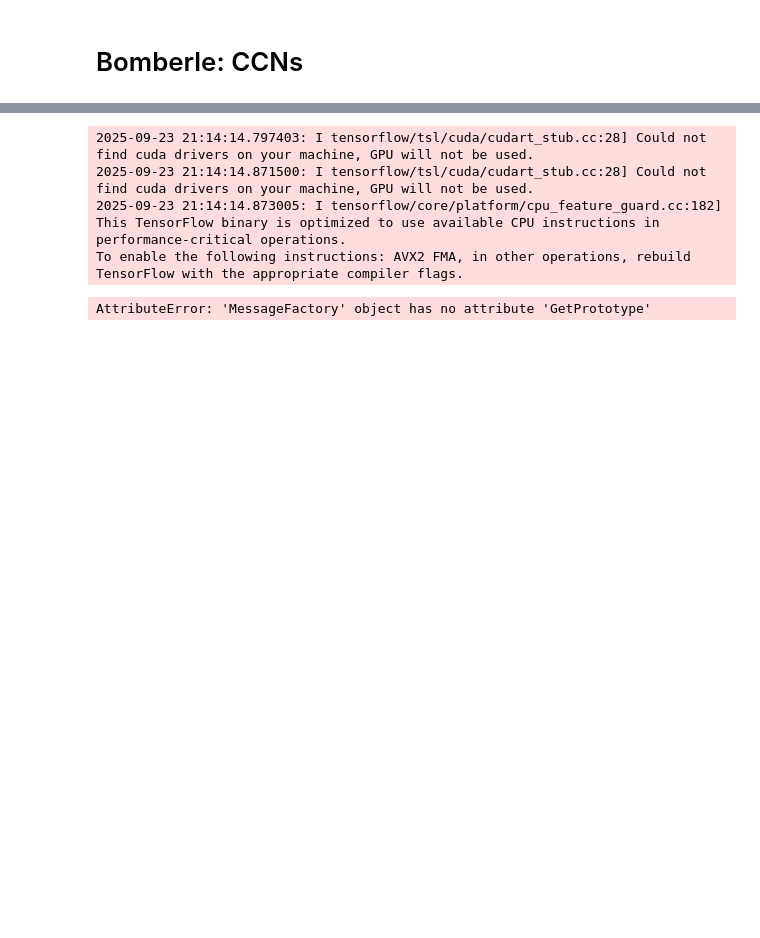
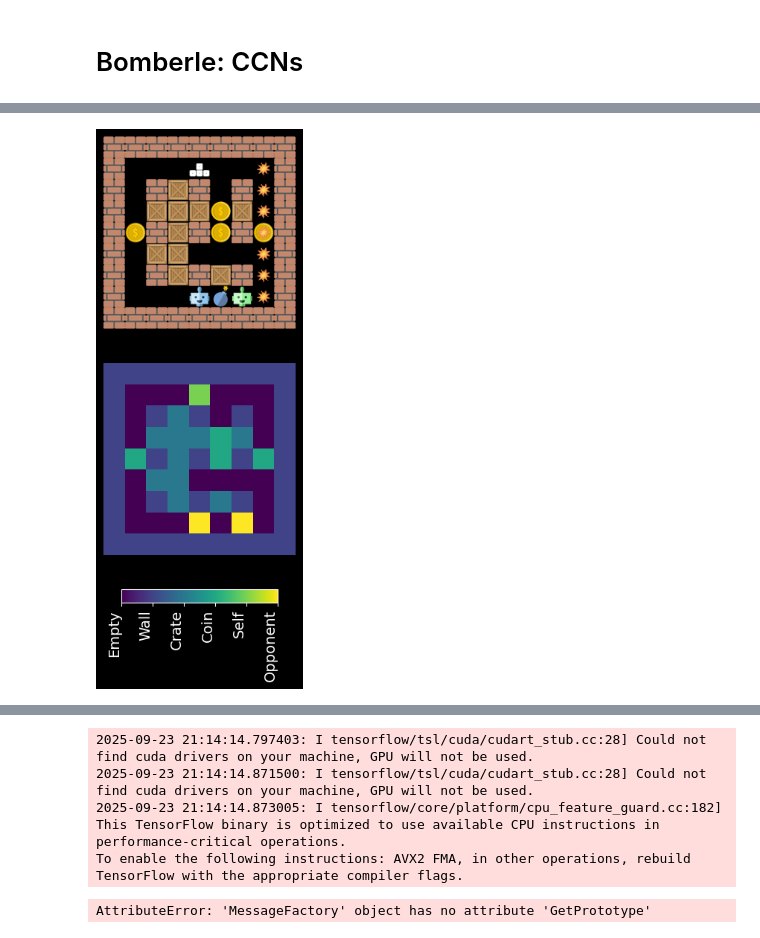
Before and after one commit to KunkelAlexander/bomberman_rl, a Jupyter notebook: post_2.ipynb, the cells around one changed output, grey strips where cells are left out. Cells and saved outputs as stored; diff of their text form; code cells hidden in the pictures; blank space fills up the shorter version.

```diff
--- a/post_2.ipynb
+++ b/post_2.ipynb
@@ -2,0 +5,84 @@
+# %%
+import os
+import pickle
+import numpy as np
+import matplotlib.pyplot as plt
+from matplotlib.colors import ListedColormap
+from PIL import Image, ImageFont
+from agent_code.user_agent.callbacks import state_to_cnn_features
+
+# Paths
+run_folder = "agent_code/user_agent/snapshots/20250927_180621/"
+feature_file = os.path.join(run_folder, "features_00014.npy")
+screenshot_file = os.path.join(run_folder, "screenshot_00014.png")
+state_file = os.path.join(run_folder, "state_00014.pkl")
+
+
+# Crop box (left, top, right_offset, bottom_offset)
+CROP_BOX = (165, 165, -565, -165)
+
+# --- Load data ---
+features = np.load(feature_file)  # shape (9, 9, num_channels)
+with open(state_file, "rb") as f:
+    game_state = pickle.load(f)
+
+# Load and crop screenshot
+img = Image.open(screenshot_file)
+width, height = img.size
+left, top = CROP_BOX[0], CROP_BOX[1]
+right, bottom = width + CROP_BOX[2], height + CROP_BOX[3]
+cropped = img.crop((left, top, right, bottom))
+
+plt.imshow(cropped)
+plt.axis("off")
+plt.savefig("figures/screenshot.png")
+plt.tight_layout(pad=0)
+plt.close()
+# --- Build CNN features from game_state (if needed) ---
+# Option 1: Use stored features
+cnn_features = features
+
+# Option 2: Recompute features from dict
+# cnn_features = state_to_cnn_features(game_state)
+
+# Pick a subset of channels to visualize (example: walls, crates, agent position)
+channel_names = [
+    "Wall", "Free", "Crate",
+    "Bomb timer", "Danger", "Explosion",
+    "Coin", "Self", "Opponent",
+    "Self can bomb", "Opp can bomb"
+]
+channels_to_show = [0, 2, 6, 7, 8]  # indices of cnn_features[..., channel]
+
+
+# Right: stacked feature bitmap (e.g. max over selected channels)
+# For illustration: combine into categorical map
+combined = np.zeros(cnn_features.shape[:2], dtype=int)
+for idx, ch in enumerate(channels_to_show, start=1):
+    combined += (cnn_features[..., ch] > 0) * idx
+
+fig, axes = plt.subplots(2, 1, figsize=(3, 6))  # tall figure
+# Top: screenshot
+axes[0].imshow(cropped)
+axes[0].axis("off")
+axes[0].set_aspect("equal")  # preserve aspect
+
+cmap = "viridis"
+labels = ["Empty", "Wall", "Crate", "Coin", "Self", "Opponent"]
+# Bottom: feature map
+im = axes[1].imshow(combined.T, cmap=cmap, interpolation="nearest")
+axes[1].axis("off")
+axes[1].set_aspect("equal")
+
+# --- Create a custom colorbar axis below both subplots ---
+# [left, bottom, width, height] in figure fraction coordinates
+cax = fig.add_axes([0.15, 0.0, 0.7, 0.03])  # adjust bottom (0.05) to move lower
+cbar = fig.colorbar(im, cax=cax, orientation="horizontal", ticks=range(len(labels)))
+cbar.ax.set_xticklabels(labels, rotation=90, ha="right")
+
+plt.tight_layout(rect=[0, 0.05, 1, 1.1])  # reserve space at bottom
+plt.savefig("figures/13_cnn_simple_representation.png", bbox_inches="tight")
+
+plt.show()
+# %% [output]
+[figure, added]
```
Also changed, not shown: parts of 5 cells of this notebook, 54 other files.
